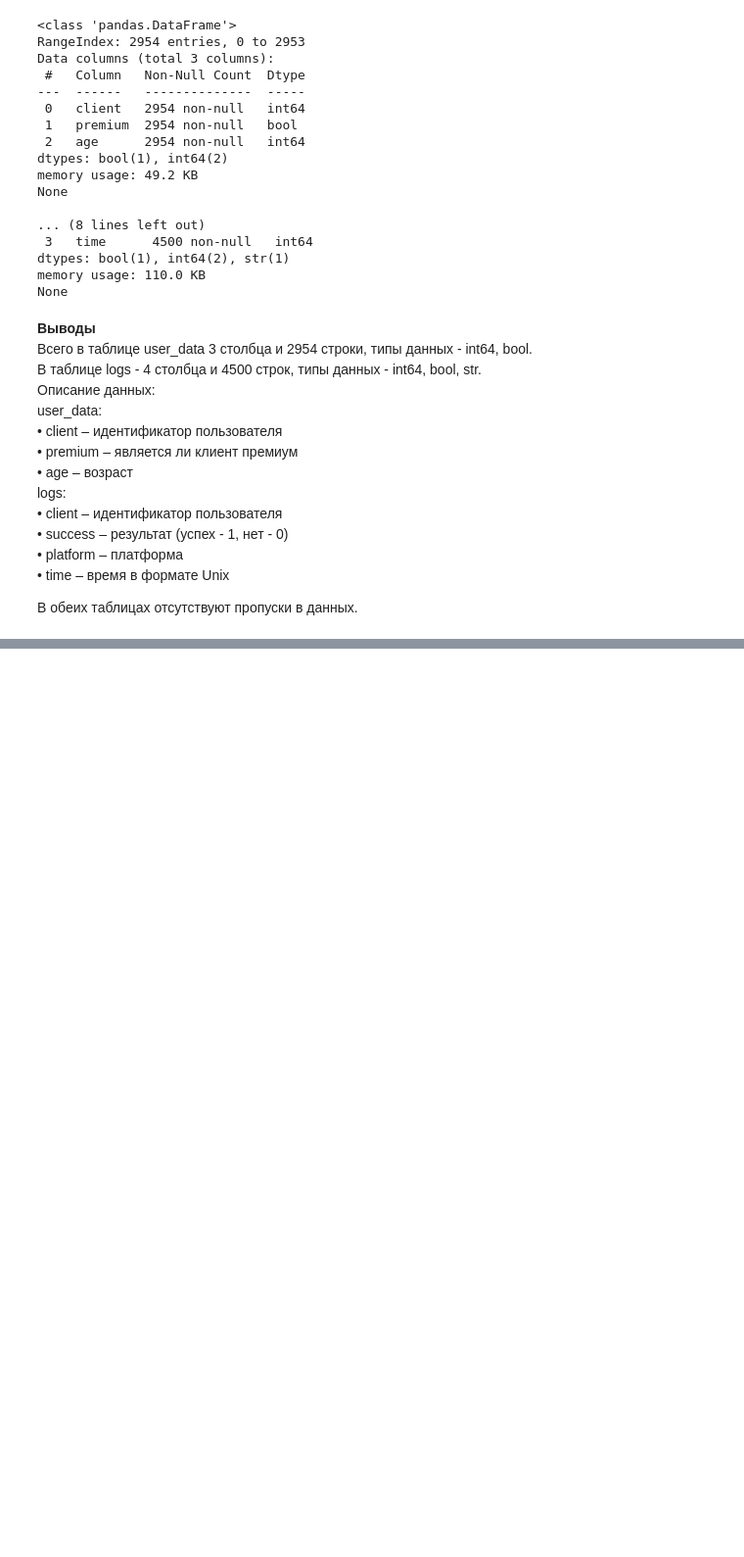
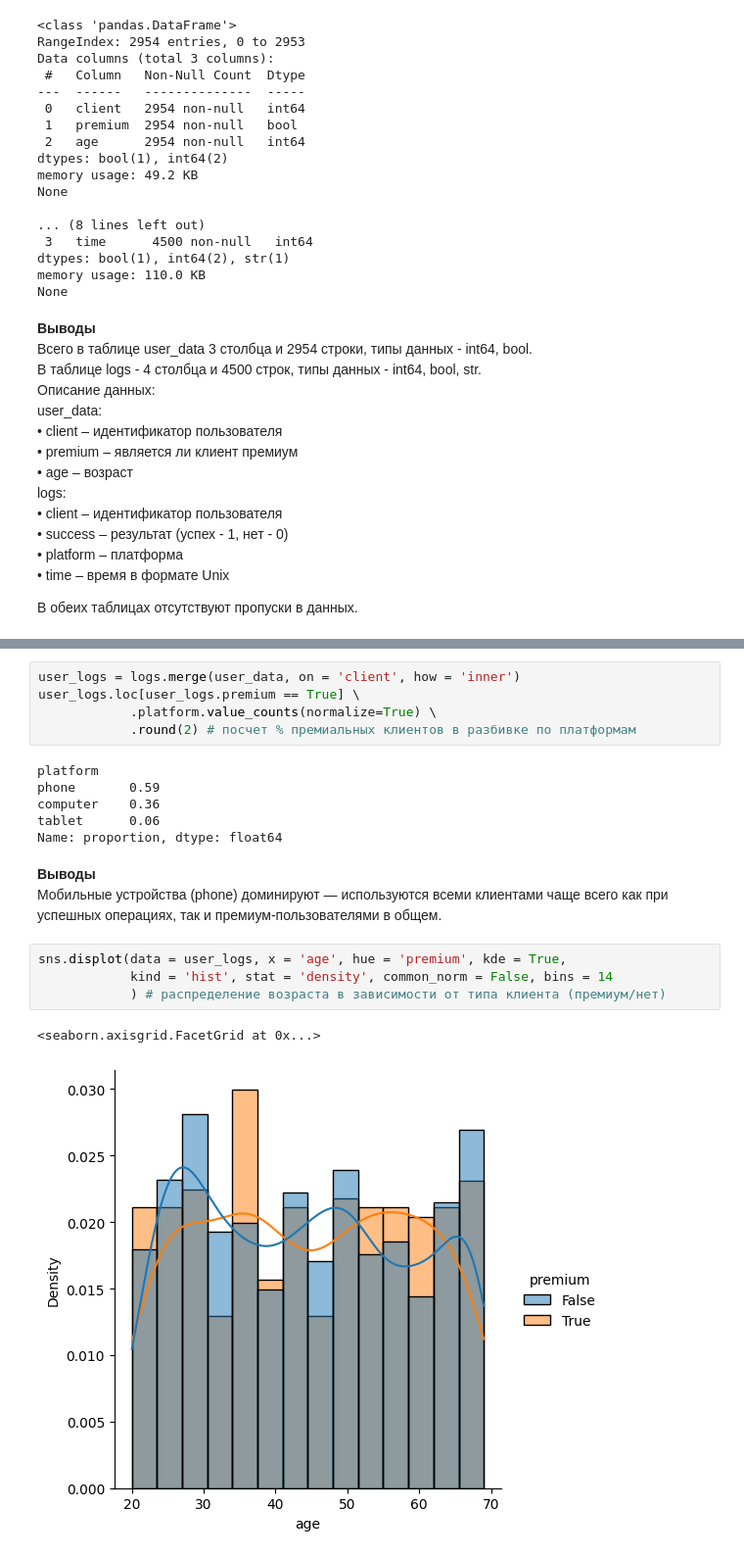
Before and after one commit to olisun-gif/Python, a Jupyter notebook: 3. Пользователи (users_logs).ipynb, the cells around one changed output, grey strips where cells are left out. Shown at 98% size. Saved outputs shown, nothing was run; the diff lists cells and outputs as text; blank space fills up the shorter version.

```diff
--- a/3. Пользователи (users_logs).ipynb
+++ b/3. Пользователи (users_logs).ipynb
@@ -74,0 +102,21 @@ print(succ)
+# %%
+user_logs = logs.merge(user_data, on = 'client', how = 'inner')
+user_logs.loc[user_logs.premium == True] \
+            .platform.value_counts(normalize=True) \
+            .round(2) # посчет % премиальных клиентов в разбивке по платформам
+# %% [output]
+platform
+phone       0.59
+computer    0.36
+tablet      0.06
+Name: proportion, dtype: float64
+# %% [markdown]
+<b>Выводы</b>
+Мобильные устройства (phone) доминируют — используются всеми клиентами чаще всего как при успешных операциях, так и премиум-пользователями в общем.
+# %%
+sns.displot(data = user_logs, x = 'age', hue = 'premium', kde = True,
+            kind = 'hist', stat = 'density', common_norm = False, bins = 14
+            ) # распределение возраста в зависимости от типа клиента (премиум/нет)
+# %% [output]
+<seaborn.axisgrid.FacetGrid at 0x...>
+[figure, added]
```
Also changed, not shown: parts of 9 cells of this notebook.
